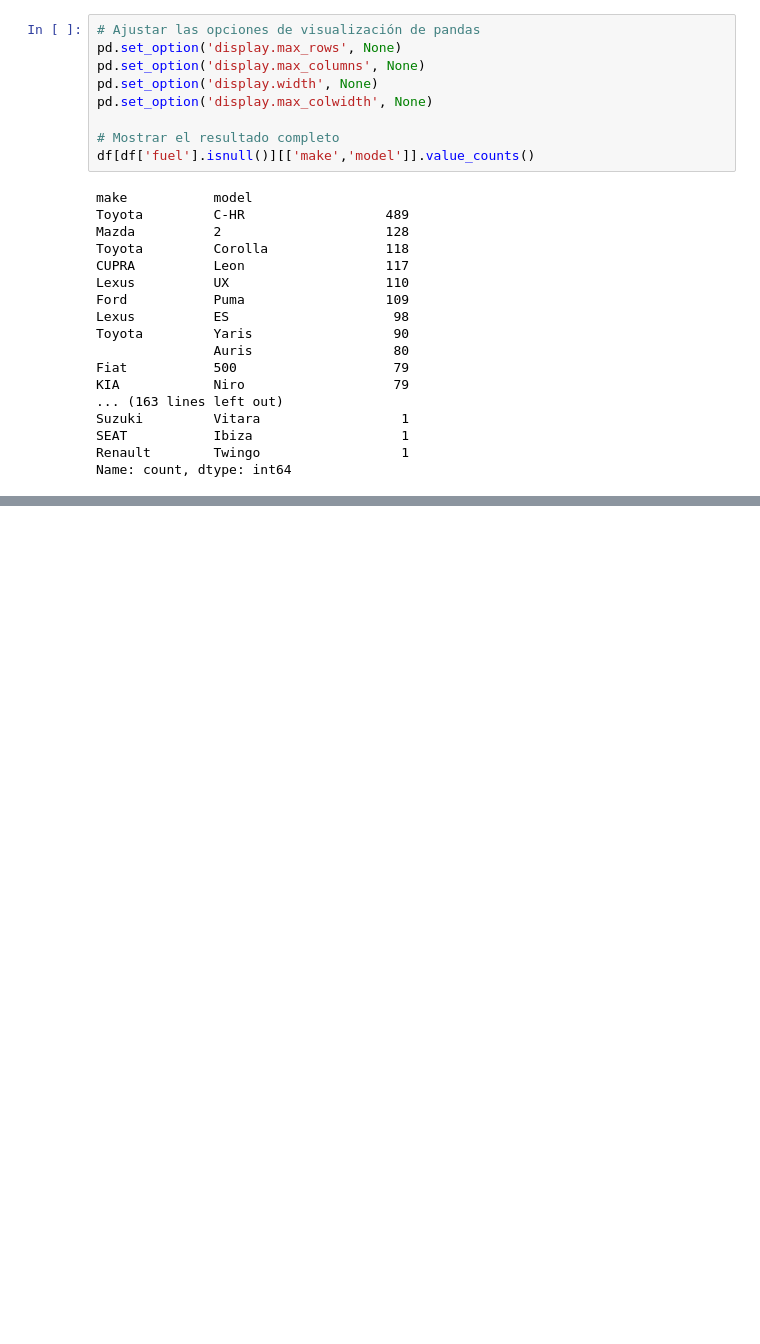
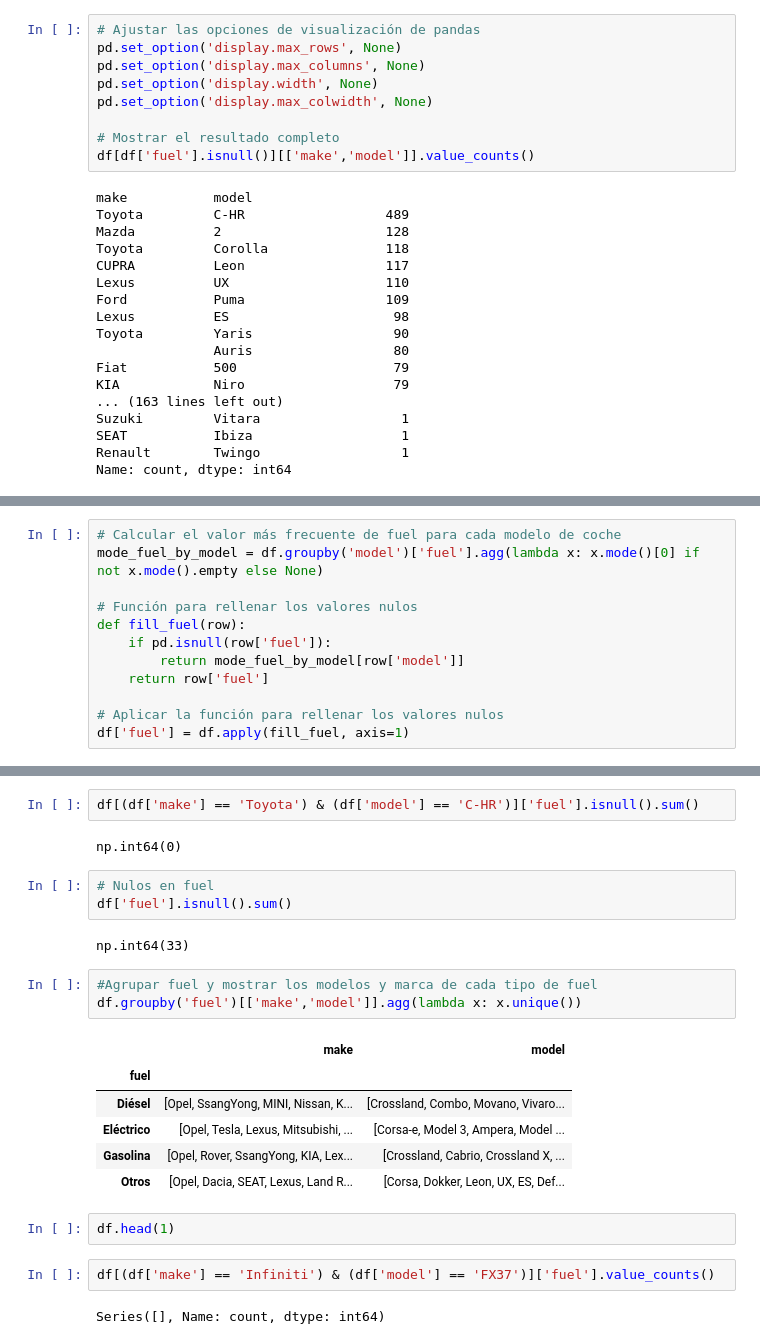
Before and after one commit to Germandcont/SecondHandCars-PricePrediction, a Jupyter notebook: notebooks/EDA.ipynb, the cells around one changed output, grey strips where cells are left out. Cells and saved outputs as stored; diff of their text form; blank space fills up the shorter version.

```diff
--- a/notebooks/EDA.ipynb
+++ b/notebooks/EDA.ipynb
@@ -91,0 +102,12 @@ Name: count, dtype: int64
+# %%
+# Calcular el valor más frecuente de fuel para cada modelo de coche
+mode_fuel_by_model = df.groupby('model')['fuel'].agg(lambda x: x.mode()[0] if not x.mode().empty else None)
+
+# Función para rellenar los valores nulos
+def fill_fuel(row):
+    if pd.isnull(row['fuel']):
+        return mode_fuel_by_model[row['model']]
+    return row['fuel']
+
+# Aplicar la función para rellenar los valores nulos
+df['fuel'] = df.apply(fill_fuel, axis=1)
@@ -91,0 +123,25 @@ Name: count, dtype: int64
+# %%
+df[(df['make'] == 'Toyota') & (df['model'] == 'C-HR')]['fuel'].isnull().sum()
+# %% [output]
+np.int64(0)
+# %%
+# Nulos en fuel
+df['fuel'].isnull().sum()
+# %% [output]
+np.int64(33)
+# %%
+#Agrupar fuel y mostrar los modelos y marca de cada tipo de fuel
+df.groupby('fuel')[['make','model']].agg(lambda x: x.unique())
+# %% [output]
+|  | make | model |
+| fuel |  |  |
+| Diésel | [Opel, SsangYong, MINI, Nissan, K... | [Crossland, Combo, Movano, Vivaro... |
+| Eléctrico | [Opel, Tesla, Lexus, Mitsubishi, ... | [Corsa-e, Model 3, Ampera, Model ... |
+| Gasolina | [Opel, Rover, SsangYong, KIA, Lex... | [Crossland, Cabrio, Crossland X, ... |
+| Otros | [Opel, Dacia, SEAT, Lexus, Land R... | [Corsa, Dokker, Leon, UX, ES, Def... |
+# %%
+df.head(1)
+# %%
+df[(df['make'] == 'Infiniti') & (df['model'] == 'FX37')]['fuel'].value_counts()
+# %% [output]
+Series([], Name: count, dtype: int64)
```
Also changed, not shown: parts of 14 cells of this notebook.
